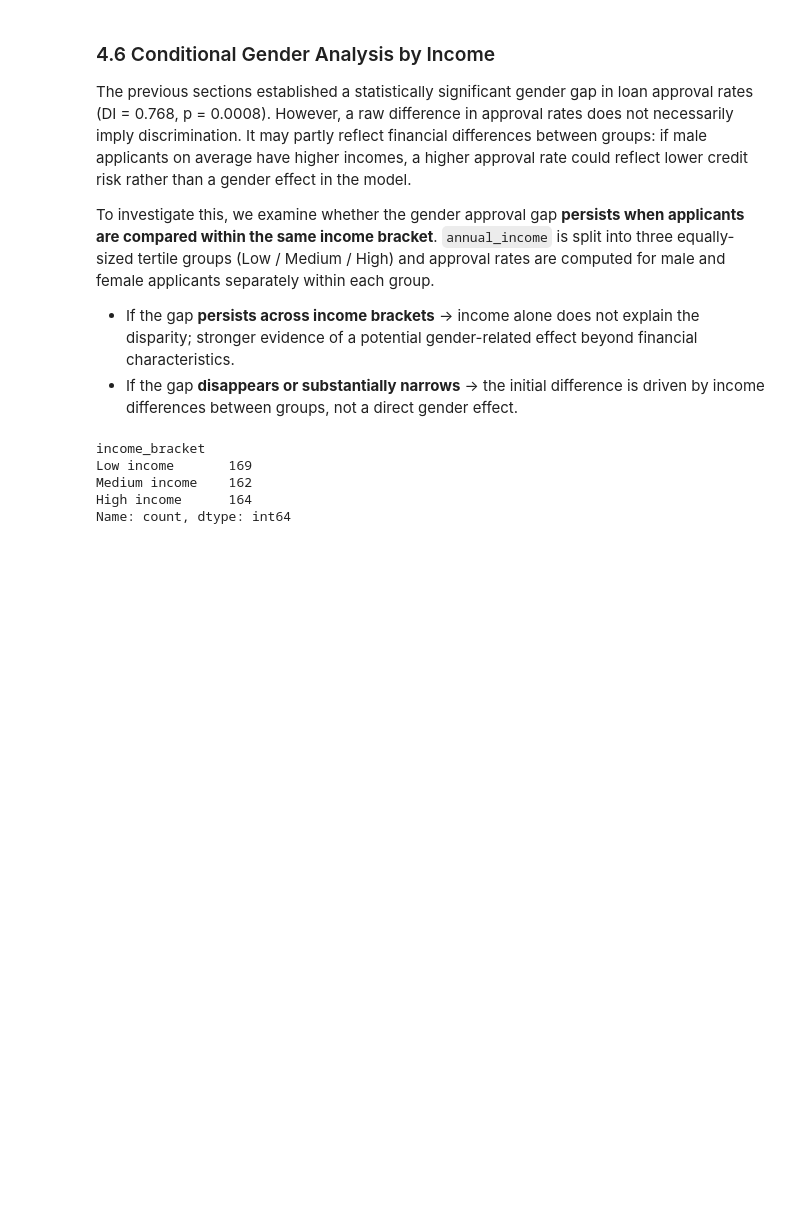
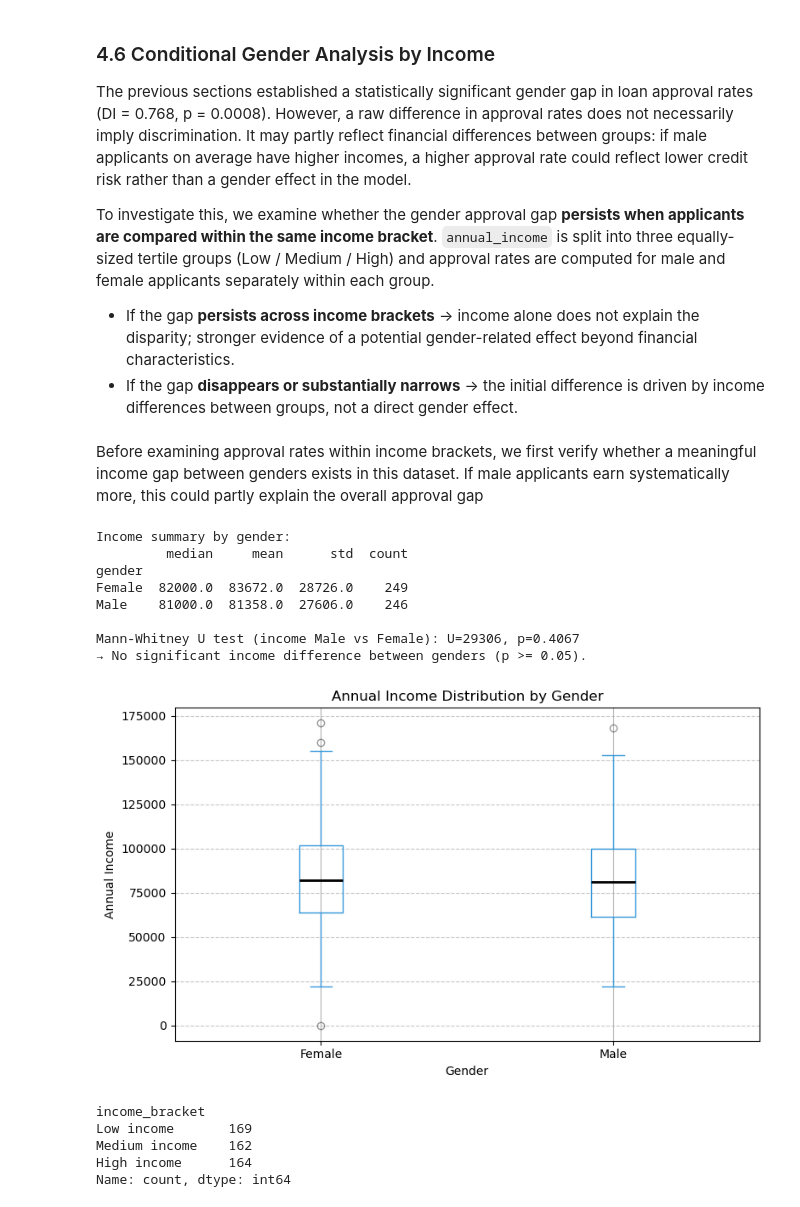
Before and after one commit to margarida-passos-cunha/dego-project-team9, a Jupyter notebook: notebooks/02-bias-analysis.ipynb, the cells around one changed output. Drawn from its saved outputs; the diff is of its cells as text; code cells hidden in the pictures; blank space fills up the shorter version.

Commit message:
Add new section "4.6" for conditional gender analysis by income and other minor fixes

```diff
--- a/notebooks/02-bias-analysis.ipynb
+++ b/notebooks/02-bias-analysis.ipynb
@@ -294,6 +294,53 @@ To investigate this, we examine whether the gender approval gap **persists when
 
 - If the gap **persists across income brackets** → income alone does not explain the disparity; stronger evidence of a potential gender-related effect beyond financial characteristics.
 - If the gap **disappears or substantially narrows** → the initial difference is driven by income differences between groups, not a direct gender effect.
+# %% [markdown]
+Before examining approval rates within income brackets, we first verify whether a meaningful income gap between genders exists in this dataset. If male applicants earn systematically more, this could partly explain the overall approval gap
+# %%
+from scipy.stats import mannwhitneyu
+
+# --- Descriptive income statistics by gender ---
+income_by_gender = df_main.groupby("gender")["annual_income"].agg(["median", "mean", "std", "count"])
+print("Income summary by gender:")
+print(income_by_gender.round(0))
+print()
+
+# --- Mann-Whitney U test (non-parametric, robust for skewed income data) ---
+male_income   = df_main.loc[df_main["gender"] == "Male",   "annual_income"].dropna()
+female_income = df_main.loc[df_main["gender"] == "Female", "annual_income"].dropna()
+
+stat, p_mw = mannwhitneyu(male_income, female_income, alternative="two-sided")
+print(f"Mann-Whitney U test (income Male vs Female): U={stat:.0f}, p={p_mw:.4f}")
+if p_mw < 0.05:
+    print("→ Income distributions differ significantly between genders (p < 0.05).")
+else:
+    print("→ No significant income difference between genders (p >= 0.05).")
+
+# --- Boxplot ---
+fig, ax = plt.subplots(figsize=(8, 5))
+df_main.boxplot(column="annual_income", by="gender", ax=ax,
+                boxprops=dict(color="#3498db"),
+                medianprops=dict(color="black", linewidth=2),
+                whiskerprops=dict(color="#3498db"),
+                capprops=dict(color="#3498db"),
+                flierprops=dict(marker="o", color="#3498db", alpha=0.4))
+ax.set_title("Annual Income Distribution by Gender")
+ax.set_xlabel("Gender")
+ax.set_ylabel("Annual Income")
+plt.suptitle("")
+ax.grid(axis="y", linestyle="--", alpha=0.7)
+plt.tight_layout()
+plt.show()
+# %% [output]
+Income summary by gender:
+         median     mean      std  count
+gender
+Female  82000.0  83672.0  28726.0    249
+Male    81000.0  81358.0  27606.0    246
+
+Mann-Whitney U test (income Male vs Female): U=29306, p=0.4067
+→ No significant income difference between genders (p >= 0.05).
+[figure, added]
 # %%
 # Create income brackets using tertiles (equal-frequency split into 3 groups)
 # pd.qcut ensures balanced group sizes, which is more robust for a small dataset (n=495)
```
Also changed, not shown: parts of 4 cells of this notebook, 1 other file.
